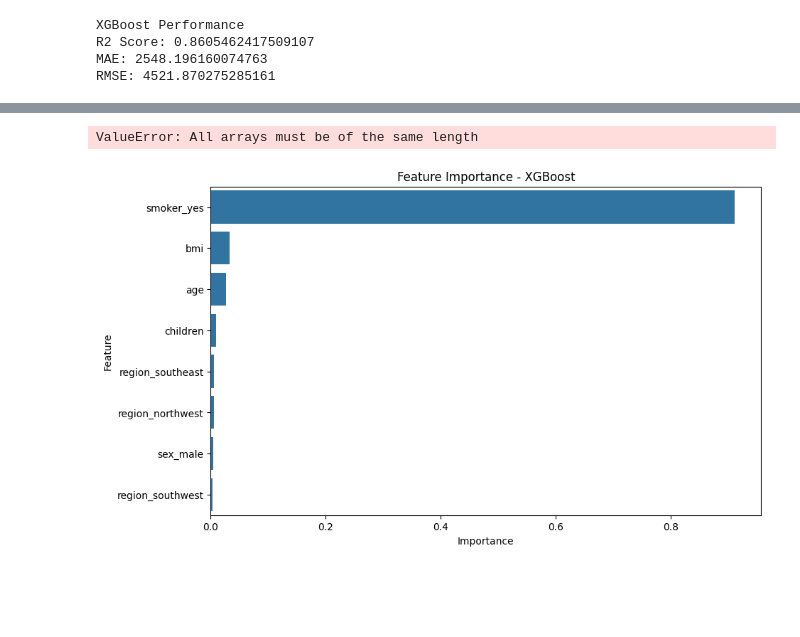
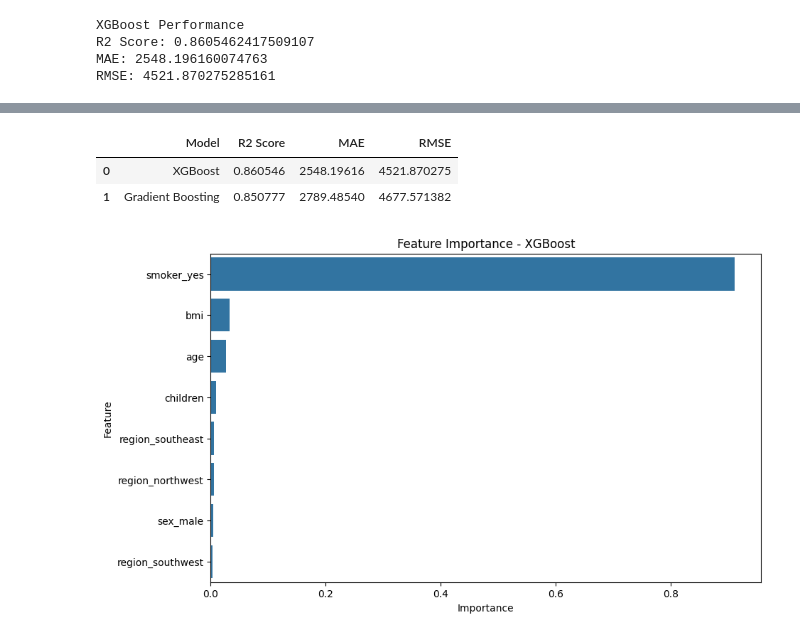
Before and after one commit to meermusaib20/Data_Science_Internship, a Jupyter notebook: Week_6/Day2.ipynb, the cells around one changed output, grey strips where cells are left out. Cells and saved outputs as stored; diff of their text form; code cells hidden in the pictures; blank space fills up the shorter version.

```diff
--- a/Week_6/Day2.ipynb
+++ b/Week_6/Day2.ipynb
@@ -204,24 +205,26 @@ MAE: 2789.485400068576
 RMSE: 4677.5713816802545
 # %%
 comparison = pd.DataFrame({
-    "Model": ["XGBoost", "LightGBM" ,"Random Forest (Bagging)","Gradient Boosting"],
+    "Model": ["XGBoost","Gradient Boosting"],
     "R2 Score": [
         r2_score(y_test, y_pred_xgb),
         r2_score(y_test, y_pred_lgbm)
     ],
     "MAE": [
         mean_absolute_error(y_test, y_pred_xgb),
         mean_absolute_error(y_test, y_pred_lgbm)
     ],
     "RMSE": [
         np.sqrt(mean_squared_error(y_test, y_pred_xgb)),
         np.sqrt(mean_squared_error(y_test, y_pred_lgbm))
     ]
 })
 
 comparison
 # %% [output]
-ValueError: All arrays must be of the same length
+|  | Model | R2 Score | MAE | RMSE |
+| 0 | XGBoost | 0.860546 | 2548.19616 | 4521.870275 |
+| 1 | Gradient Boosting | 0.850777 | 2789.48540 | 4677.571382 |
 # %%
 importances = xgb_model.feature_importances_
 
```
Also changed, not shown: parts of 1 cell of this notebook, 6 other files.
